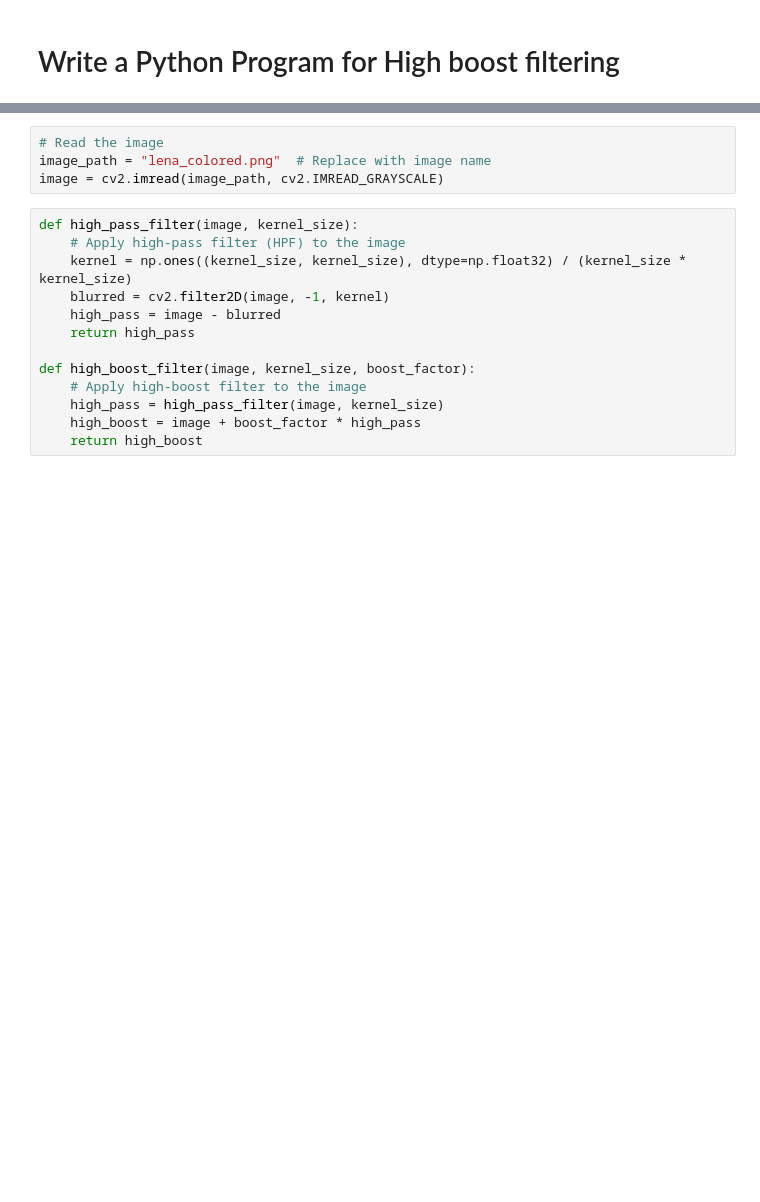
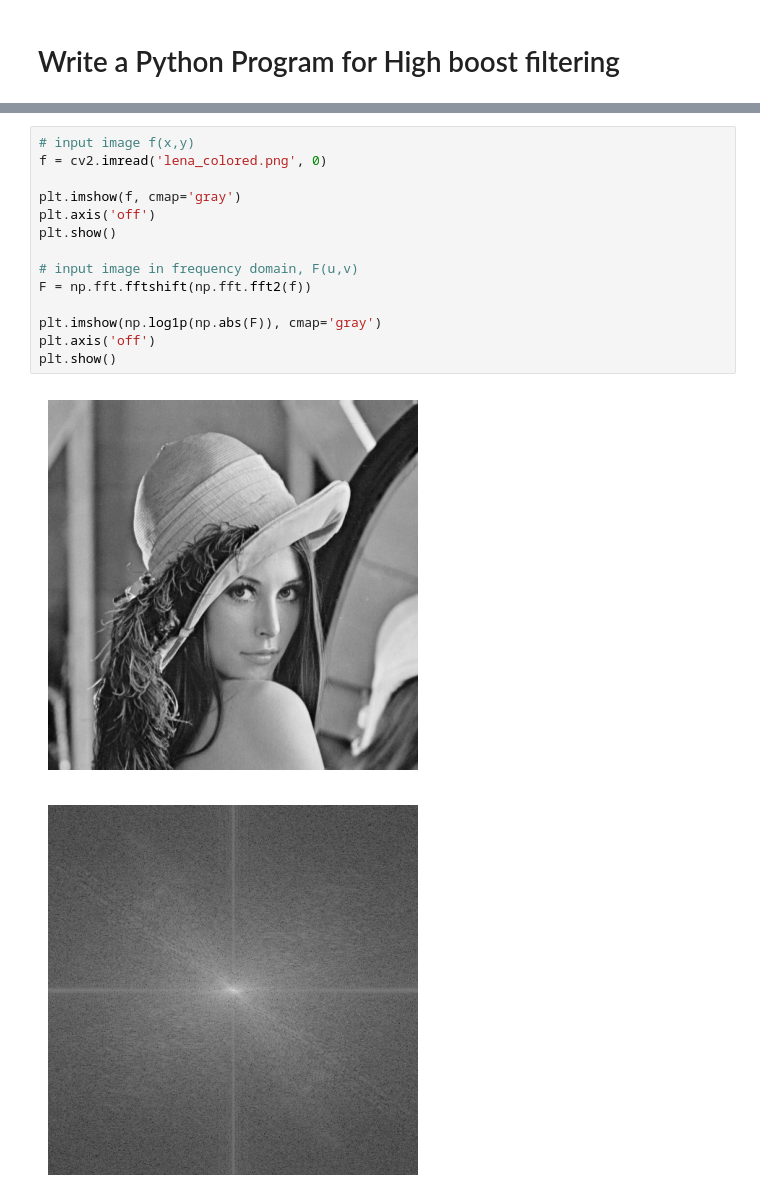
Before and after one commit to Tetroner9/Colg-Sem-VI, a Jupyter notebook: IPMV/Question Bank/Answers/11.ipynb, the cells around one changed output, grey strips where cells are left out. Drawn from its saved outputs; the diff is of its cells as text; blank space fills up the shorter version.

```diff
--- a/IPMV/Question Bank/Answers/11.ipynb
+++ b/IPMV/Question Bank/Answers/11.ipynb
@@ -7,17 +25,17 @@ import cv2
 # %%
-# Read the image
-image_path = "lena_colored.png"  # Replace with image name
-image = cv2.imread(image_path, cv2.IMREAD_GRAYSCALE)
+# input image f(x,y)
+f = cv2.imread('lena_colored.png', 0)
+
+plt.imshow(f, cmap='gray')
+plt.axis('off')
+plt.show()
+
+# input image in frequency domain, F(u,v)
+F = np.fft.fftshift(np.fft.fft2(f))
+
+plt.imshow(np.log1p(np.abs(F)), cmap='gray')
+plt.axis('off')
+plt.show()
+# %% [output]
+[figure, added]
+[figure, added]
-# %%
-def high_pass_filter(image, kernel_size):
-    # Apply high-pass filter (HPF) to the image
-    kernel = np.ones((kernel_size, kernel_size), dtype=np.float32) / (kernel_size * kernel_size)
-    blurred = cv2.filter2D(image, -1, kernel)
-    high_pass = image - blurred
-    return high_pass
-
-def high_boost_filter(image, kernel_size, boost_factor):
-    # Apply high-boost filter to the image
-    high_pass = high_pass_filter(image, kernel_size)
-    high_boost = image + boost_factor * high_pass
-    return high_boost
```
Also changed, not shown: parts of 3 cells of this notebook, 20 other files.
